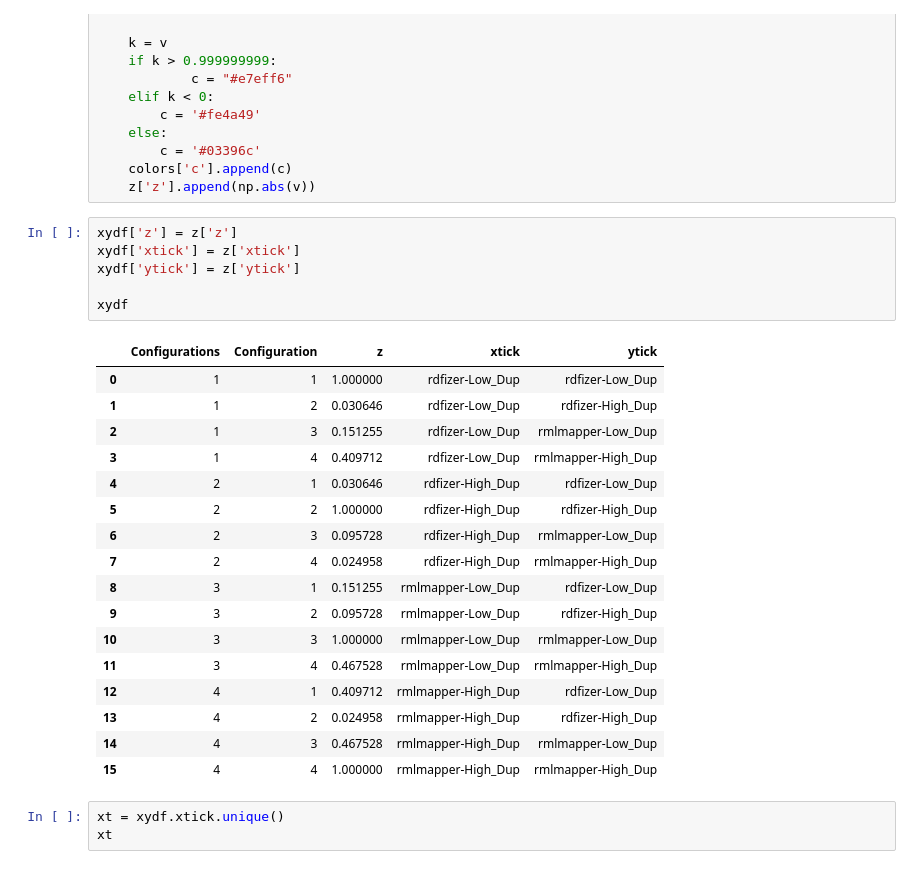
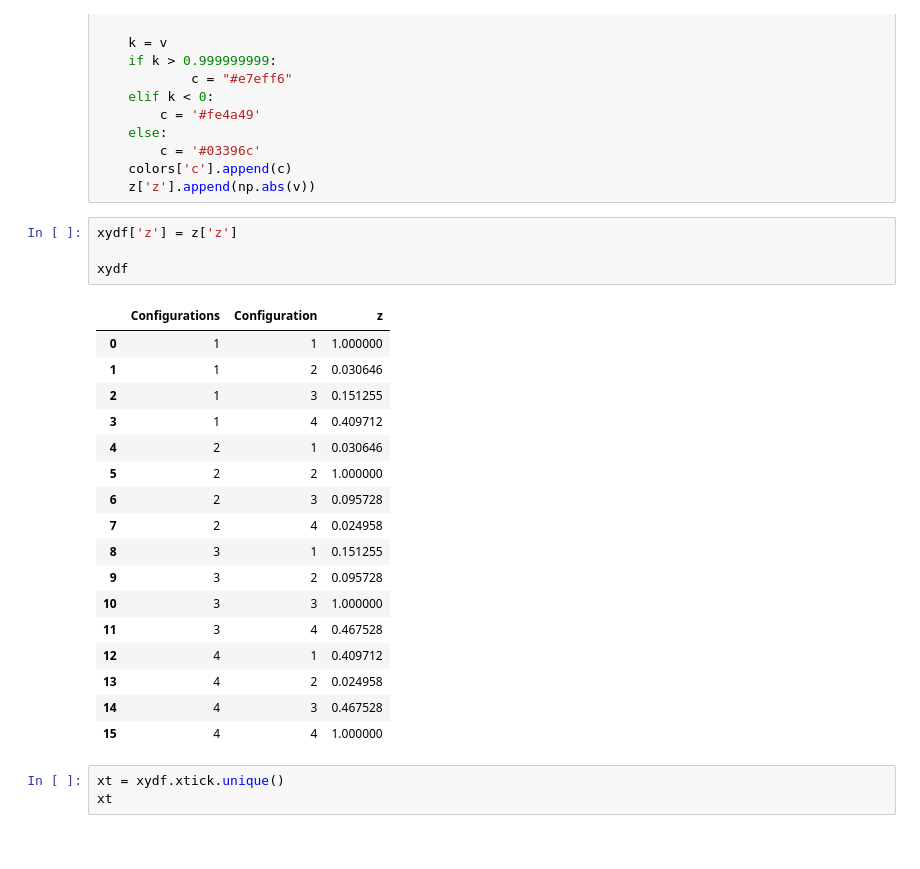
Before and after one commit to SDM-TIB/KG-Generation-Testbed, a Jupyter notebook: results/Plot Duplicate Joins.ipynb, the cells around one changed output. Cells and saved outputs as stored; diff of their text form.

```diff
--- a/results/Plot Duplicate Joins.ipynb
+++ b/results/Plot Duplicate Joins.ipynb
@@ -154,28 +154,26 @@ for row in xydf.iterrows():
     z['z'].append(np.abs(v))
 # %%
 xydf['z'] = z['z']
-xydf['xtick'] = z['xtick']
-xydf['ytick'] = z['ytick']
 
 xydf
 # %% [output]
-|  | Configurations | Configuration | z | xtick | ytick |
-| 0 | 1 | 1 | 1.000000 | rdfizer-Low_Dup | rdfizer-Low_Dup |
-| 1 | 1 | 2 | 0.030646 | rdfizer-Low_Dup | rdfizer-High_Dup |
-| 2 | 1 | 3 | 0.151255 | rdfizer-Low_Dup | rmlmapper-Low_Dup |
-| 3 | 1 | 4 | 0.409712 | rdfizer-Low_Dup | rmlmapper-High_Dup |
-| 4 | 2 | 1 | 0.030646 | rdfizer-High_Dup | rdfizer-Low_Dup |
-| 5 | 2 | 2 | 1.000000 | rdfizer-High_Dup | rdfizer-High_Dup |
-| 6 | 2 | 3 | 0.095728 | rdfizer-High_Dup | rmlmapper-Low_Dup |
-| 7 | 2 | 4 | 0.024958 | rdfizer-High_Dup | rmlmapper-High_Dup |
-| 8 | 3 | 1 | 0.151255 | rmlmapper-Low_Dup | rdfizer-Low_Dup |
-| 9 | 3 | 2 | 0.095728 | rmlmapper-Low_Dup | rdfizer-High_Dup |
-| 10 | 3 | 3 | 1.000000 | rmlmapper-Low_Dup | rmlmapper-Low_Dup |
-| 11 | 3 | 4 | 0.467528 | rmlmapper-Low_Dup | rmlmapper-High_Dup |
-| 12 | 4 | 1 | 0.409712 | rmlmapper-High_Dup | rdfizer-Low_Dup |
-| 13 | 4 | 2 | 0.024958 | rmlmapper-High_Dup | rdfizer-High_Dup |
-| 14 | 4 | 3 | 0.467528 | rmlmapper-High_Dup | rmlmapper-Low_Dup |
-| 15 | 4 | 4 | 1.000000 | rmlmapper-High_Dup | rmlmapper-High_Dup |
+|  | Configurations | Configuration | z |
+| 0 | 1 | 1 | 1.000000 |
+| 1 | 1 | 2 | 0.030646 |
+| 2 | 1 | 3 | 0.151255 |
+| 3 | 1 | 4 | 0.409712 |
+| 4 | 2 | 1 | 0.030646 |
+| 5 | 2 | 2 | 1.000000 |
+| 6 | 2 | 3 | 0.095728 |
+| 7 | 2 | 4 | 0.024958 |
+| 8 | 3 | 1 | 0.151255 |
+| 9 | 3 | 2 | 0.095728 |
+| 10 | 3 | 3 | 1.000000 |
+| 11 | 3 | 4 | 0.467528 |
+| 12 | 4 | 1 | 0.409712 |
+| 13 | 4 | 2 | 0.024958 |
+| 14 | 4 | 3 | 0.467528 |
+| 15 | 4 | 4 | 1.000000 |
 # %%
 xt = xydf.xtick.unique()
 xt
```
Also changed, not shown: 1 other file.
